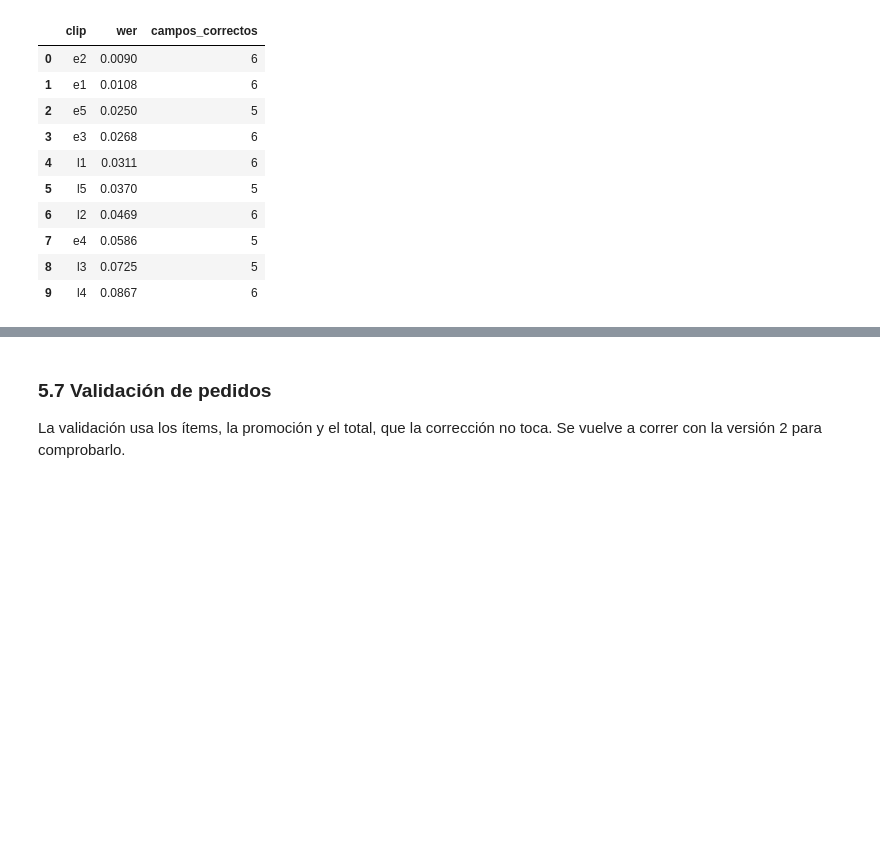
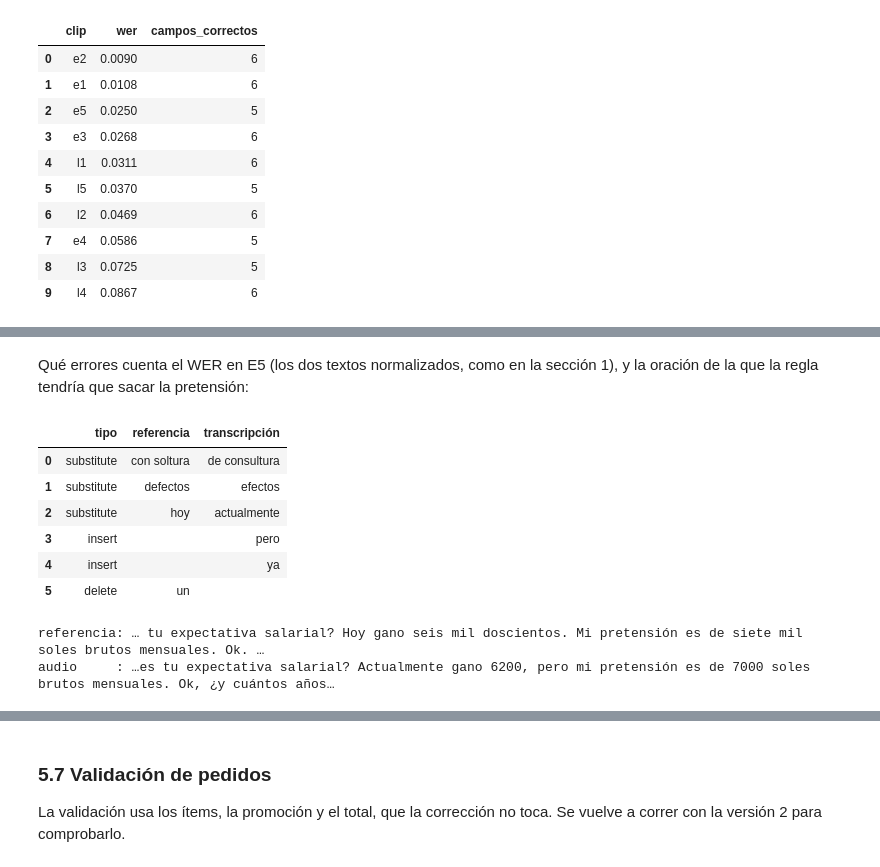
Before and after one commit to mmlis02/HW_05_202602, a Jupyter notebook: notebooks/06_resultados.ipynb, the cells around one changed output, grey strips where cells are left out. Cells and saved outputs as stored; diff of their text form; code cells hidden in the pictures; blank space fills up the shorter version.

```diff
--- a/notebooks/06_resultados.ipynb
+++ b/notebooks/06_resultados.ipynb
@@ -1116,0 +1160,23 @@ Spearman, solo small: -0.63 (22 puntos)
+# %% [markdown]
+Qué errores cuenta el WER en E5 (los dos textos normalizados, como en la sección 1), y la oración de la que la regla tendría que sacar la pretensión:
+# %%
+import jiwer
+
+ref_e5, hip_e5 = normalizar_texto(referencias["e5"]), normalizar_texto(textos[PRINCIPAL]["e5"])
+alineacion = jiwer.process_words(ref_e5, hip_e5)
+r, h = ref_e5.split(), hip_e5.split()
+display(pd.DataFrame([{"tipo": a.type, "referencia": " ".join(r[a.ref_start_idx:a.ref_end_idx]),
+                       "transcripción": " ".join(h[a.hyp_start_idx:a.hyp_end_idx])}
+                      for a in alineacion.alignments[0] if a.type != "equal"]))
+print("referencia:", contexto(textos[TECHO]["e5"], "gano", 30, 80))
+print("audio     :", contexto(textos[PRINCIPAL]["e5"], "gano", 40, 80))
+# %% [output]
+|  | tipo | referencia | transcripción |
+| 0 | substitute | con soltura | de consultura |
+| 1 | substitute | defectos | efectos |
+| 2 | substitute | hoy | actualmente |
+| 3 | insert |  | pero |
+| 4 | insert |  | ya |
+| 5 | delete | un |  |
+referencia: … tu expectativa salarial? Hoy gano seis mil doscientos. Mi pretensión es de siete mil soles brutos mensuales. Ok. …
+audio     : …es tu expectativa salarial? Actualmente gano 6200, pero mi pretensión es de 7000 soles brutos mensuales. Ok, ¿y cuántos años…
```
Also changed, not shown: parts of 4 cells of this notebook, 2 other files.
